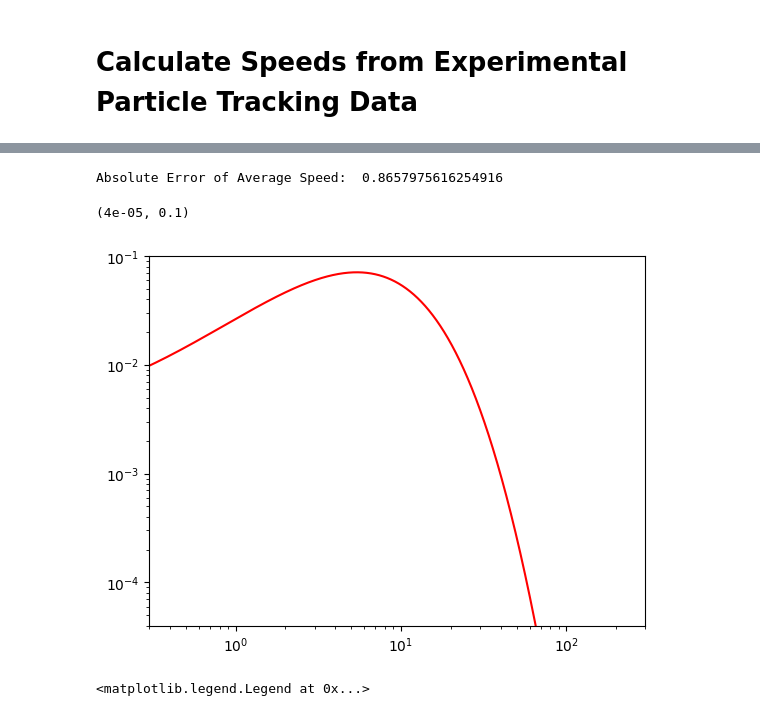
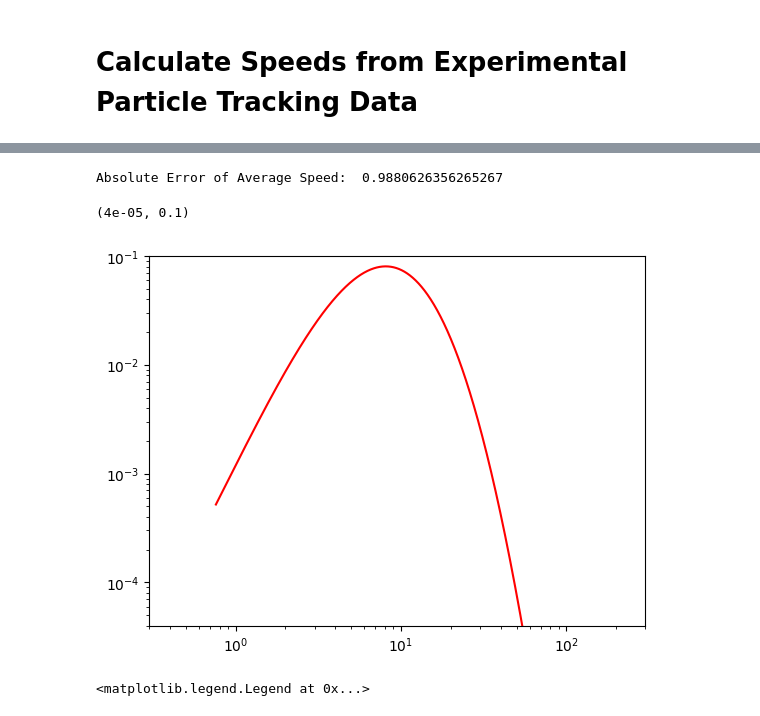
Before and after one commit to mberghouse/DeepTrackStat, a Jupyter notebook: All_stats_testing_experimental.ipynb, the cells around one changed output, grey strips where cells are left out. Saved outputs shown, nothing was run; the diff lists cells and outputs as text; code cells hidden in the pictures.

Commit message:
Finding the best ensemble for speed

```diff
--- a/All_stats_testing_experimental.ipynb
+++ b/All_stats_testing_experimental.ipynb
@@ -871,4 +915,10 @@ VOLO(
   (head): Linear(in_features=384, out_features=500, bias=True)
 )
 # %%
-# class_num=4
+model25 = timm.create_model('volo_d3_448', in_chans=30, drop_path_rate=.0,num_classes=500,pretrained=False)
+model25.load_state_dict(torch.load('models/speed_model_volod3_448px_disp_lbm_5_07'))
+model25.to(device).eval()
+
+model26 = timm.create_model('volo_d3_448', in_chans=30, drop_path_rate=.0,num_classes=500,pretrained=False)
+model26.load_state_dict(torch.load('models/speed_model_volod3_448px_disp_lbm_5_07_v2'))
+model26.to(device).eval()
@@ -919,7 +987,7 @@ max21 = 216.7189
 
 with torch.no_grad():
     for x in test_dataloader:
-        x=1-x
+        #x=1-x
         x1 = torchvision.transforms.functional.resize(x, 448)
         x2 = torchvision.transforms.functional.resize(x, 224)
         x3 = torchvision.transforms.functional.resize(x, 384)
@@ -932,29 +1000,33 @@ with torch.no_grad():
         out11 = np.sort(model11((x3).to(device)).detach().cpu().numpy())
         #out10 =(model10((x3).to(device)).detach().cpu().numpy())
         out9 = np.sort(model9((x3).to(device)).detach().cpu().numpy())
-        out8 = np.sort(model8((x1).to(device)).detach().cpu().numpy())
-        out7 =np.sort(model7((x1).to(device)).detach().cpu().numpy())
-        out6 = np.sort(model6((1-x1).to(device)).detach().cpu().numpy())
+        out8 = np.sort(model8((x).to(device)).detach().cpu().numpy())
+        out7 =np.sort(model7((x).to(device)).detach().cpu().numpy())
+        out6 = np.sort(model6((1-x).to(device)).detach().cpu().numpy())
         out3 = np.sort(model3((1-x2).to(device)).detach().cpu().numpy())
         out4 = np.sort(model4((x2).to(device)).detach().cpu().numpy())
         #out5 = np.sort(model5((x1).to(device)).detach().cpu().numpy())
         out12 = np.sort(model12((x3).to(device)).detach().cpu().numpy())
         #out0 = (model((1-x1).to(device)).detach().cpu().numpy())
-        # out13_1000 = np.sort(model13((x1).to(device)).detach().cpu().numpy())
-        # out13 = np.zeros([batch_size,500])
-        # for i in range(len(out13)-1):
-        #     out13[i,:] = interpolate_vectors(out13_1000[i,:],500)
-        out14 = np.sort(model14((x1).to(device)).detach().cpu().numpy())
+        out13_1000 = np.sort(model13((x1).to(device)).detach().cpu().numpy())
+        out13 = np.zeros([batch_size,500])
+        for i in range(len(out13)-1):
+             out13[i,:] = interpolate_vectors(out13_1000[i,:],500)
+        out14 = np.sort(model14((x).to(device)).detach().cpu().numpy())
         out15 = np.sort(model15((1-x4).to(device)).detach().cpu().numpy())
         #out16 = (model16((1-x4).to(device)).detach().cpu().numpy())
-        out17 = np.sort(model17((1-x1).to(device)).detach().cpu().numpy())
+        out17 = np.sort(model17((1-x).to(device)).detach().cpu().numpy())
         out18 = np.sort(model18((x3).to(device)).detach().cpu().numpy())
         out19 = np.sort(model19((1-x3).to(device)).detach().cpu().numpy())
-        out20 = np.sort(model20((1-x1).to(device)).detach().cpu().numpy())
+        out20 = np.sort(model20((1-x).to(device)).detach().cpu().numpy())
         out21 = np.sort(model21((1-x3[:,5:,:,:]).to(device)).detach().cpu().numpy())*max21
         out22 = np.sort(model22((1-x3[:,5:35,:,:]).to(device)).detach().cpu().numpy())
         out23 = np.sort(model23((1-x2[:,5:35,:,:]).to(device)).detach().cpu().numpy())
+        out25 = np.sort(model25((1-x[:,5:35,:,:]).to(device)).detach().cpu().numpy())
+        out26 = np.sort(model26((x[:,5:35,:,:]).to(device)).detach().cpu().numpy())
+
         out24 = np.sort(model24((1-x3).to(device)).detach().cpu().numpy())*max24
+
 
         out14_2 = np.sort(model14((1-x1).to(device)).detach().cpu().numpy())
         out15_2 = np.sort(model15((x4).to(device)).detach().cpu().numpy())
@@ -968,18 +1040,18 @@ with torch.no_grad():
         if class_num==4:
             #1ulh
             #class 3 (x<3)
-            out=(out4*6+(out14)*15+out17*25+out18*15+(out17_2)*20+(out18_2)*2+(out19_2)*25+(out20)*10+(out8)*2.5+(out9)*13.5+out23*2+out22*1)/148
+            out=(out4*6+(out14)*15+out17*50+out18*15+(out17_2)*20+(out19_2)*25+(out20)*10+(out8)*2.5+(out9)*13.5+out26*2)/180
         elif class_num==3:
             #class 2 (3<x<6)
-            out=(out2*10+out3*4+out4*16+out6*4+out7*1+out11*10+out12*5+out14*1+out15*2+out17*10+out18*8+out19*26+out20*2+out9*3+out21*3+out22*2+out23*4+out24*2)/106
+            out=(out2*10+out6*4+out11*5+out14*4+out15*2+out17*10+out18*8+out19*26+out20*2+out9*3+out22*1+out23*1+out24*1+out25*1+out26*60)/110
         elif class_num==2:
             #5ulh
             #class 1 (6<x<10)
-            out=(out3*8+out4*32+out8*15+out11*33+out13*50+out14*5+out18*17+out19*17+out6*5+out2*5+out21*3+out22*2+out23*4+out24*2)/166
+            out=(out3*8+out4*32+out8*15+out11*33+out13*50+out14*5+out18*17+out19*17+out6*5+out2*5)/166
 
         else:
             #class 0 (x>10)
-            out=(out3*8+out4*64+out8*15+out11*33+out13*50+out14*5+out18*17+out19*17+out6*5+out2*10+out21*3+out22*2+out23*4+out24*2)/190
+            out=(out3*8+out4*64+out8*15+out11*33+out13*50+out14*5+out18*17+out19*17+out6*5+out2*10)/190
 
         outputs.append(out)
         #outputs2.append(out2)
@@ -1038,24 +1129,24 @@ tensor(2700.4596, dtype=torch.float64)
 # %%
-print('Absolute Error of Average Speed: ', np.abs(np.mean(vels)-np.mean(out23*.325/.12)))
+print('Absolute Error of Average Speed: ', np.abs(np.mean(vels)-np.mean(out)))
 # %% [output]
-Absolute Error of Average Speed:  0.8657975616254916
+Absolute Error of Average Speed:  0.9880626356265267
 # %%
 from scipy.stats import exponweib,lognorm, beta, betaprime, norm
 #new_out=(out6*4+out2*1+out9*.5+out1*1+out10*2.5)/9
-a,b,c,d= betaprime.fit(np.sort(out*.325/.12))
+a,b,c,d= betaprime.fit(np.sort(out[out>0]))
 xtorch= np.linspace(betaprime.ppf(0.0001, a,b,c,d),
                 betaprime.ppf(0.9999, a,b,c,d), 4000)
 distr_torch=betaprime.pdf(xtorch, a,b,c,d)
 plt.plot(xtorch,distr_torch,c='r')
 plt.xscale('log')
 plt.yscale('log')
 plt.xlim([3e-1,3e2])
 plt.ylim([4e-5,.1])
 #15, 16, 20, 9, 3, 10
 #3, 4, 6, 7, 12, 13, 17, 18, 19, 20
 # %% [output]
 (4e-05, 0.1)
-[figure, old version]
+[figure, new version]
 # %%
 a,b,c,d= betaprime.fit(np.sort(vels))
 xvel= np.linspace(betaprime.ppf(0.0001, a,b,c,d),
```
Also changed, not shown: parts of 36 cells of this notebook, 12 other files.
